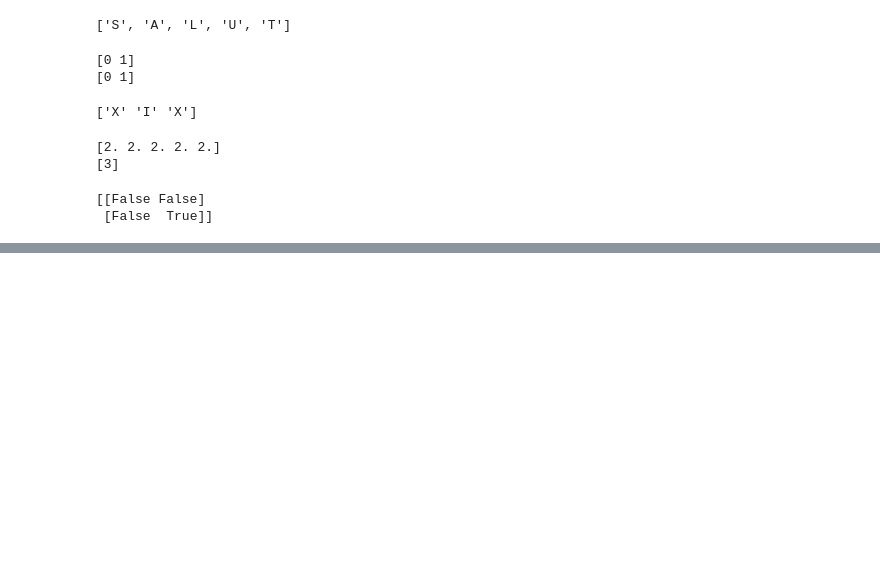
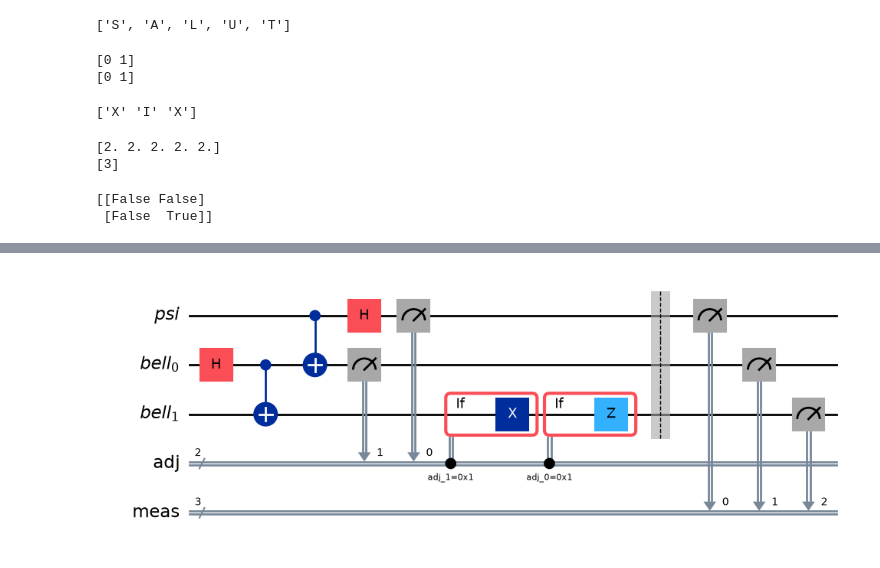
Before and after one commit to Laur1er/classical-shadow, a Jupyter notebook: classical_shadow/testing.ipynb, the cells around one changed output, grey strips where cells are left out. Cells and saved outputs as stored; diff of their text form; code cells hidden in the pictures; blank space fills up the shorter version.

```diff
--- a/classical_shadow/testing.ipynb
+++ b/classical_shadow/testing.ipynb
@@ -83,0 +131,30 @@ print(cliff.destab_x)
+# %%
+psi  = QuantumRegister(1, 'psi')
+bell = QuantumRegister(2, 'bell')
+ajustments = ClassicalRegister(2, 'adj')
+
+qc = QuantumCircuit(psi, bell, ajustments)
+
+# Créer la paire de Bell entre bell[0] et bell[1]
+qc.h(bell[0])
+qc.cx(bell[0], bell[1])
+
+# Enchevêtrer psi avec bell[0]
+qc.cx(psi[0], bell[0])
+qc.h(psi[0])
+
+# Mesures
+qc.measure(psi[0],   ajustments[0])
+qc.measure(bell[0],  ajustments[1])
+
+# Corrections classiquement conditionnelles
+with qc.if_test((ajustments[1], 1)):
+    qc.x(bell[1])
+
+with qc.if_test((ajustments[0], 1)):
+    qc.z(bell[1])
+
+qc.measure_all()
+qc.draw('mpl')
+# %% [output]
+[figure, added]
```
Also changed, not shown: parts of 5 cells of this notebook, 10 other files.
